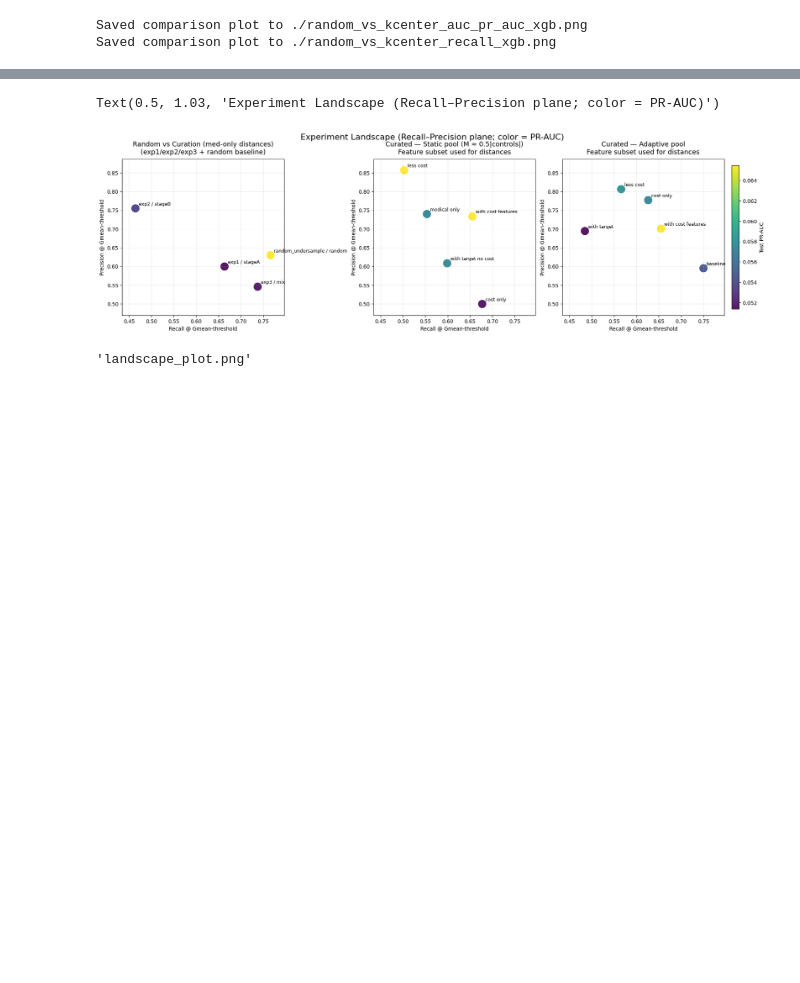
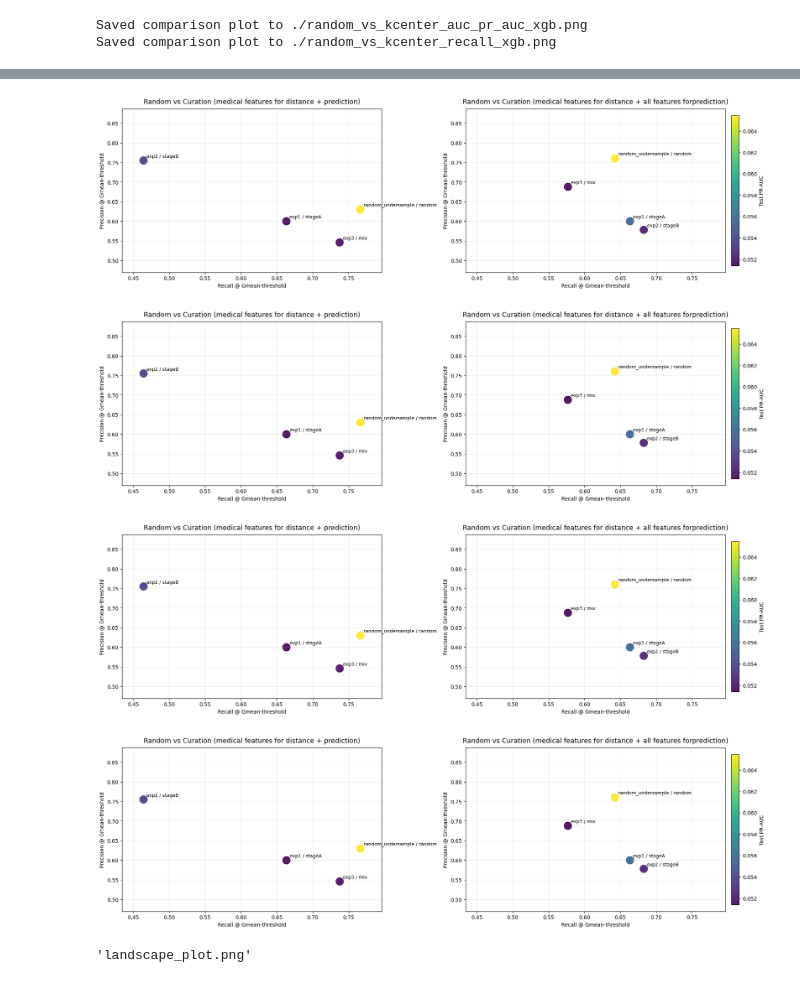
Before and after one commit to cat2510/optimization_guided_curation_ICML, a Jupyter notebook: msk_analysis/plot_recall.ipynb, the cells around one changed output, grey strips where cells are left out. Drawn from its saved outputs; the diff is of its cells as text; code cells hidden in the pictures; blank space fills up the shorter version.

Commit message:
ran all experiments for random vs curated

```diff
--- a/msk_analysis/plot_recall.ipynb
+++ b/msk_analysis/plot_recall.ipynb
@@ -3,7 +3,7 @@
 import pandas as pd
 import os
 
-comp_path = os.path.join("./", "comparison_random_vs_kcenter.csv")
+comp_path = os.path.join("./xgb_matching_ratio_results/", "comparison_random_vs_kcenter_old.csv")
 comp_df = pd.read_csv(comp_path)
 kcenter_rows = comp_df[comp_df["source"] == 'kcenter']
 random_rows = comp_df[comp_df["source"] == 'random']
@@ -68,6 +201,7 @@ Saved comparison plot to ./random_vs_kcenter_recall_xgb.png
 import pandas as pd, numpy as np, matplotlib.pyplot as plt, os
 
 df_exp=pd.read_csv("exp_random_vs_curation_medical_only_features/results/experiment_summary.csv")
+df_exp2=pd.read_csv("exp_random_vs_curation_all_features_smart_seed/results/experiment_summary.csv")
 df_static=pd.read_csv("two_stage_undersampled_dfs/feature_subset_comparison_results_static_pool.csv")
 df_adapt=pd.read_csv("two_stage_undersampled_dfs/feature_subset_comparison_results.csv")
 
@@ -81,6 +215,7 @@ def agg(df, group_cols):
     return out
 
 exp_agg=agg(df_exp, ["experiment","variant"])
+exp_agg2=agg(df_exp2, ["experiment","variant"])
 static_agg=agg(df_static, ["feature_subset","distance_dir"])
 adapt_agg=agg(df_adapt, ["feature_subset","distance_dir"])
 
@@ -98,40 +233,49 @@ def make_panel(ax, df, title, label_col):
     # annotations
     for xi, yi, lab in zip(x,y,df[label_col].astype(str).values):
         ax.annotate(lab, (xi,yi), textcoords="offset points", xytext=(6,6), fontsize=9)
     return sc
 
 # prep labels
 exp_plot=exp_agg.copy()
 exp_plot["label"]=exp_plot["experiment"]+" / "+exp_plot["variant"]
 
+exp_plot2=exp_agg2.copy()
+exp_plot2["label"]=exp_plot2["experiment"]+" / "+exp_plot2["variant"]
+
 static_plot=static_agg.copy()
 static_plot["label"]=static_plot["feature_subset"]
 
 adapt_plot=adapt_agg.copy()
 adapt_plot["label"]=adapt_plot["feature_subset"]
 
-fig, axes=plt.subplots(1,3, figsize=(18,5.2), constrained_layout=True)
-sc1=make_panel(axes[0], exp_plot, "Random vs Curation (med-only distances)\n(exp1/exp2/exp3 + random baseline)", "label")
-sc2=make_panel(axes[1], static_plot, "Curated — Static pool (M ≈ 0.5|controls|)\nFeature subset used for distances", "label")
-sc3=make_panel(axes[2], adapt_plot, "Curated — Adaptive pool\nFeature subset used for distances", "label")
+fig, axes=plt.subplots(1,2, figsize=(18,5.2), constrained_layout=True)
+sc1=make_panel(axes[0], exp_plot, "Random vs Curation (medical features for distance + prediction)", "label")
+sc2=make_panel(axes[1], exp_plot2, "Random vs Curation (medical features for distance + all features forprediction)", "label")
+#sc1=make_panel(axes[0], static_plot, "Curated — Static pool (M ≈ 0.5|controls|)\nFeature subset used for distances", "label")
+#sc2=make_panel(axes[1], adapt_plot, "Curated — Adaptive pool\nFeature subset used for distances", "label")
 
 # common colorbar for PR-AUC
 cbar=fig.colorbar(sc1, ax=axes, location="right", shrink=0.92, pad=0.01)
 cbar.set_label("Test PR-AUC", rotation=90)
 
 # harmonize axes limits for comparability
 all_x=np.concatenate([exp_plot["balanced_recall_gmean_mean"], static_plot["balanced_recall_gmean_mean"], adapt_plot["balanced_recall_gmean_mean"]])
 all_y=np.concatenate([exp_plot["balanced_specificity_gmean_mean"], static_plot["balanced_specificity_gmean_mean"], adapt_plot["balanced_specificity_gmean_mean"]])
 xmin=max(0, float(all_x.min())-0.03); xmax=min(1, float(all_x.max())+0.03)
 ymin=max(0, float(all_y.min())-0.03); ymax=min(1, float(all_y.max())+0.03)
 for ax in axes:
     ax.set_xlim(xmin, xmax)
     ax.set_ylim(ymin, ymax)
 
-fig.suptitle("Experiment Landscape (Recall–Precision plane; color = PR-AUC)", fontsize=16, y=1.03)
+#fig.suptitle("Experiment Landscape (Recall–Precision plane; color = PR-AUC)", fontsize=16, y=1.03)
+
+
+fig
 # %% [output]
-Text(0.5, 1.03, 'Experiment Landscape (Recall–Precision plane; color = PR-AUC)')
-[figure, old version]
+[figure, new version]
+[figure, added]
+[figure, added]
+[figure, added]
 # %%
 out_path="landscape_plot.png"
 fig.savefig(out_path, dpi=200, bbox_inches="tight")
```
Also changed, not shown: parts of 2 cells of this notebook, 3 other files.
